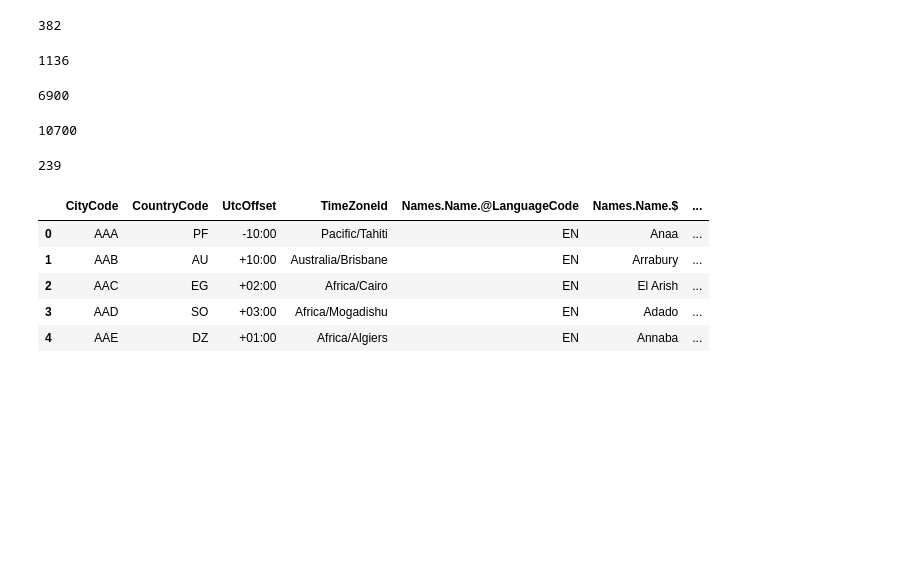
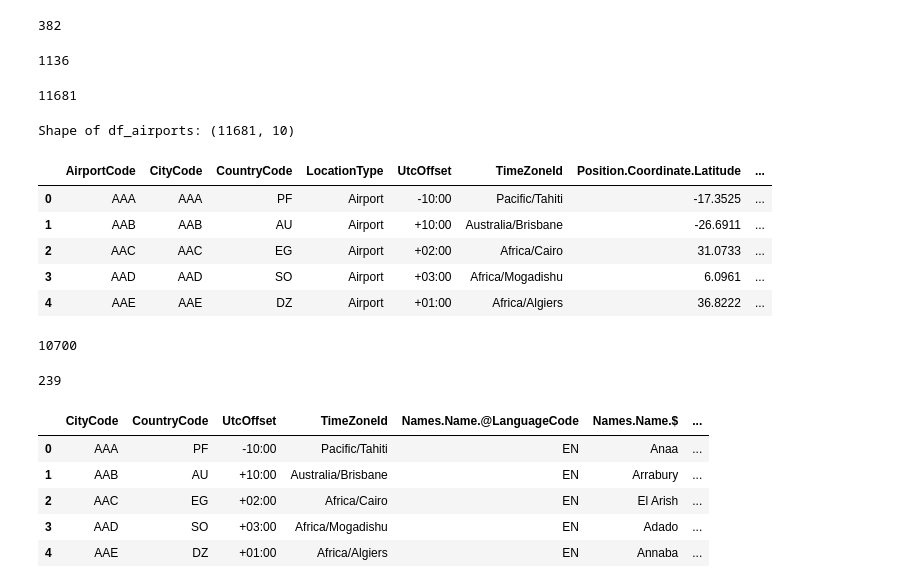
Before and after one commit to mkvph0ch/dst_airlines, a Jupyter notebook: notebooks/get_lh_data.ipynb, the cells around one changed output. Cells and saved outputs as stored; diff of their text form; code cells hidden in the pictures; blank space fills up the shorter version.

Commit message:
updated df_airports and airports while loop

```diff
--- a/notebooks/get_lh_data.ipynb
+++ b/notebooks/get_lh_data.ipynb
@@ -5,3 +7,6 @@ import globals
+# %%
+current_path = Path.cwd()
+data_path = current_path.parent.joinpath('data')
 # %%
 globals.initialize()
 # %%
@@ -259,6 +264,9 @@ def get_lh_data(function, *args, **kwargs):
     init_offset = 0
 
     while condition:
+        if init_offset == 6900:
+            init_offset +=100
+        time.sleep(10)
         try:
             result.extend(function(offset=init_offset, *args, **kwargs))
             init_offset += 100
@@ -281,7 +289,20 @@ len(list_airlines)
 list_airports = get_lh_data(request_airports)
 len(list_airports)
 # %% [output]
-6900
+11681
+# %%
+df_airports = pd.json_normalize(list_airports)
+df_airports.to_csv(data_path.joinpath('df_airports.csv'), sep=";", index=False)
+print("Shape of df_airports:", df_airports.shape)
+df_airports.head()
+# %% [output]
+Shape of df_airports: (11681, 10)
+|  | AirportCode | CityCode | CountryCode | LocationType | UtcOffset | TimeZoneId | Position.Coordinate.Latitude | ... |
+| 0 | AAA | AAA | PF | Airport | -10:00 | Pacific/Tahiti | -17.3525 | ... |
+| 1 | AAB | AAB | AU | Airport | +10:00 | Australia/Brisbane | -26.6911 | ... |
+| 2 | AAC | AAC | EG | Airport | +02:00 | Africa/Cairo | 31.0733 | ... |
+| 3 | AAD | AAD | SO | Airport | +03:00 | Africa/Mogadishu | 6.0961 | ... |
+| 4 | AAE | AAE | DZ | Airport | +01:00 | Africa/Algiers | 36.8222 | ... |
 # %%
 list_cities = get_lh_data(request_cities)
 len(list_cities)
```
Also changed, not shown: parts of 1 cell of this notebook, 1 other file.
